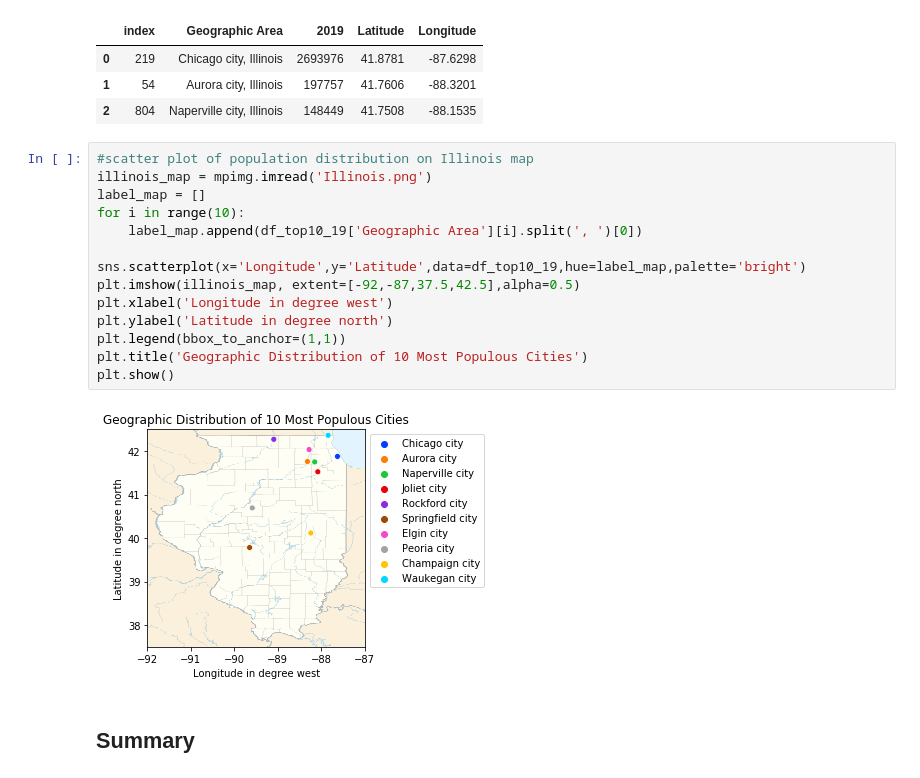
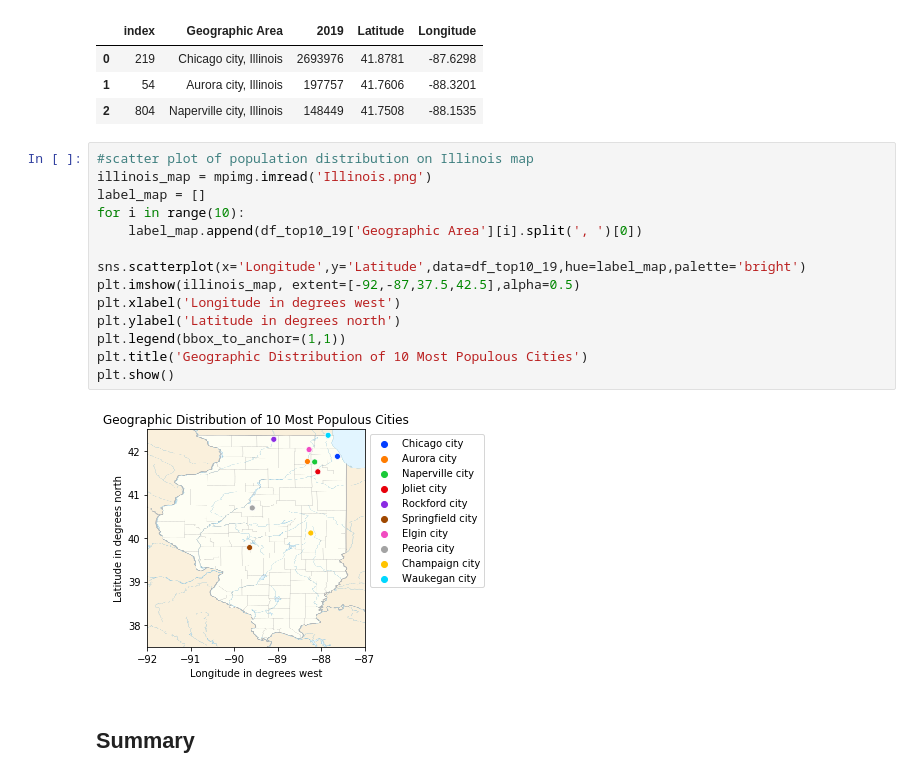
Before and after one commit to tcyang01/Data-Visualization, a Jupyter notebook: censusIL/censusIL.ipynb, the cells around one changed output. Drawn from its saved outputs; the diff is of its cells as text.

```diff
--- a/censusIL/censusIL.ipynb
+++ b/censusIL/censusIL.ipynb
@@ -386,19 +386,19 @@ df_top10_19.head(3)
 # %%
 #scatter plot of population distribution on Illinois map
 illinois_map = mpimg.imread('Illinois.png')
 label_map = []
 for i in range(10):
     label_map.append(df_top10_19['Geographic Area'][i].split(', ')[0])
 
 sns.scatterplot(x='Longitude',y='Latitude',data=df_top10_19,hue=label_map,palette='bright')
 plt.imshow(illinois_map, extent=[-92,-87,37.5,42.5],alpha=0.5)
-plt.xlabel('Longitude in degree west')
-plt.ylabel('Latitude in degree north')
+plt.xlabel('Longitude in degrees west')
+plt.ylabel('Latitude in degrees north')
 plt.legend(bbox_to_anchor=(1,1))
 plt.title('Geographic Distribution of 10 Most Populous Cities')
 plt.show()
 # %% [output]
-[figure, old version]
+[figure, new version]
 # %% [markdown]
 ## Summary
 # %% [markdown]
```
Also changed, not shown: parts of 5 cells of this notebook, 1 other file.
